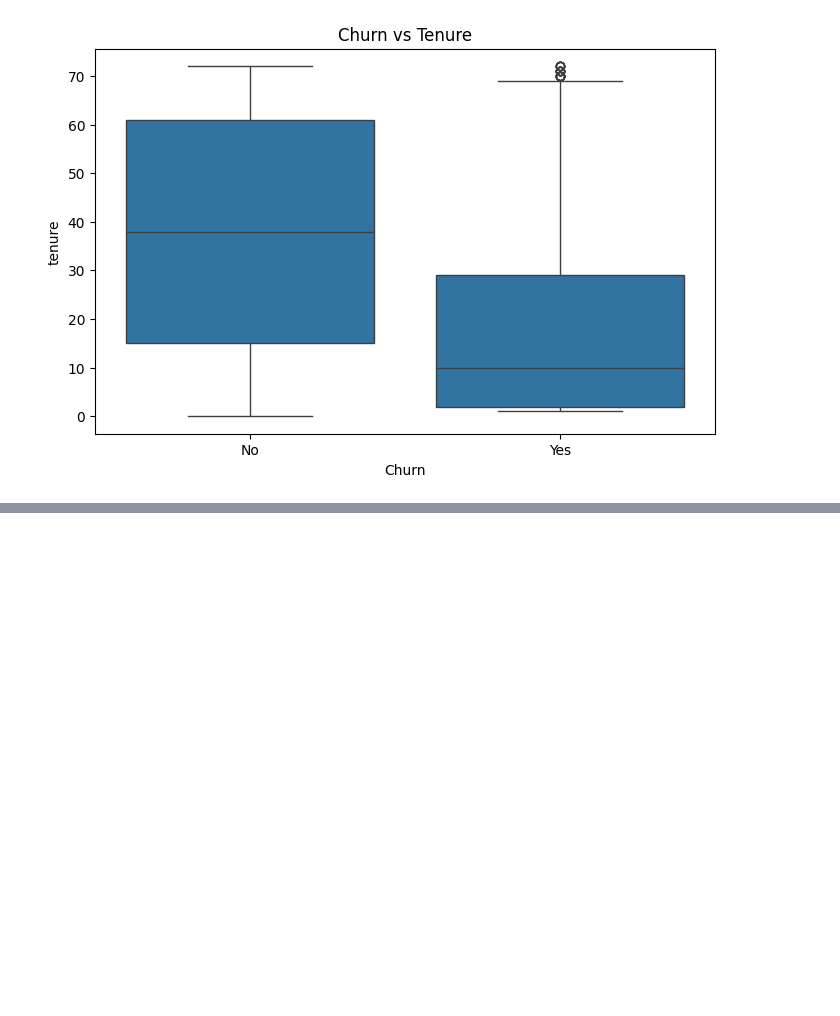
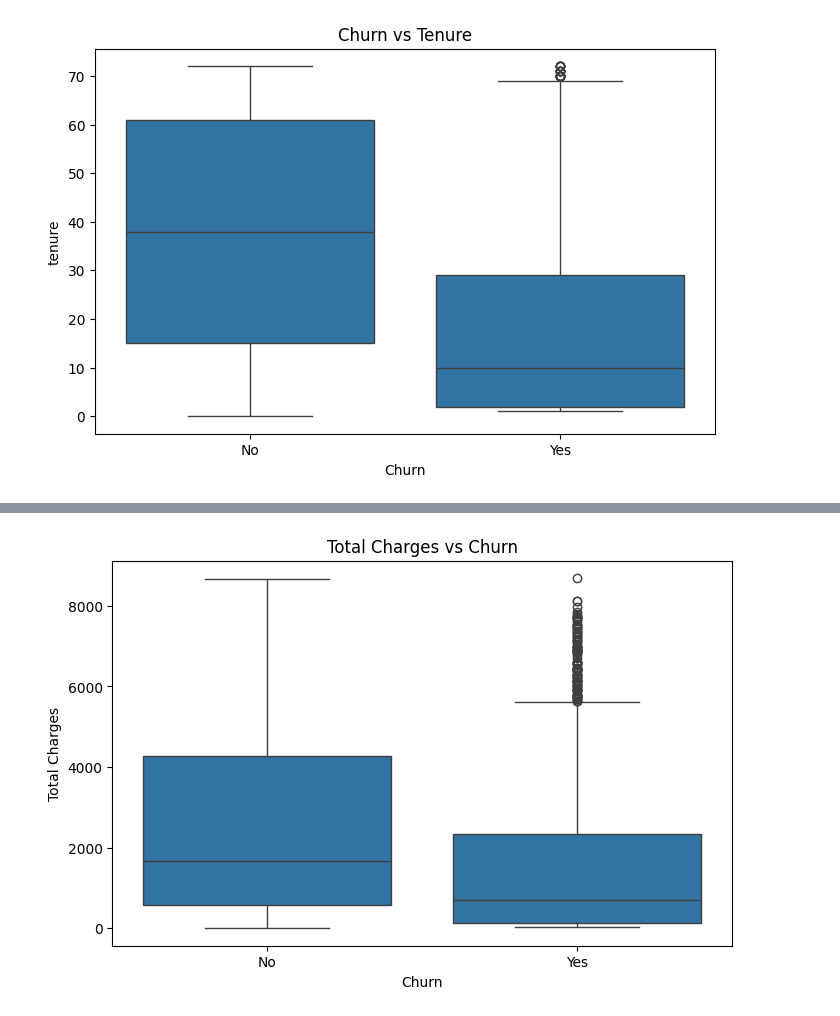
Before and after one commit to Meet946/Customer-Churn-Prediction, a Jupyter notebook: notebooks/03_eda.ipynb, the cells around one changed output, grey strips where cells are left out. Saved outputs shown, nothing was run; the diff lists cells and outputs as text; code cells hidden in the pictures; blank space fills up the shorter version.

```diff
--- a/notebooks/03_eda.ipynb
+++ b/notebooks/03_eda.ipynb
@@ -117,0 +148,16 @@ plt.show()
+# %%
+plt.figure(figsize=(8,5))
+
+sns.boxplot(
+    x="Churn",
+    y="TotalCharges",
+    data=df
+)
+
+plt.title("Total Charges vs Churn")
+plt.xlabel("Churn")
+plt.ylabel("Total Charges")
+
+plt.show()
+# %% [output]
+[figure, added]
```
Also changed, not shown: parts of 7 cells of this notebook, 1 other file.
